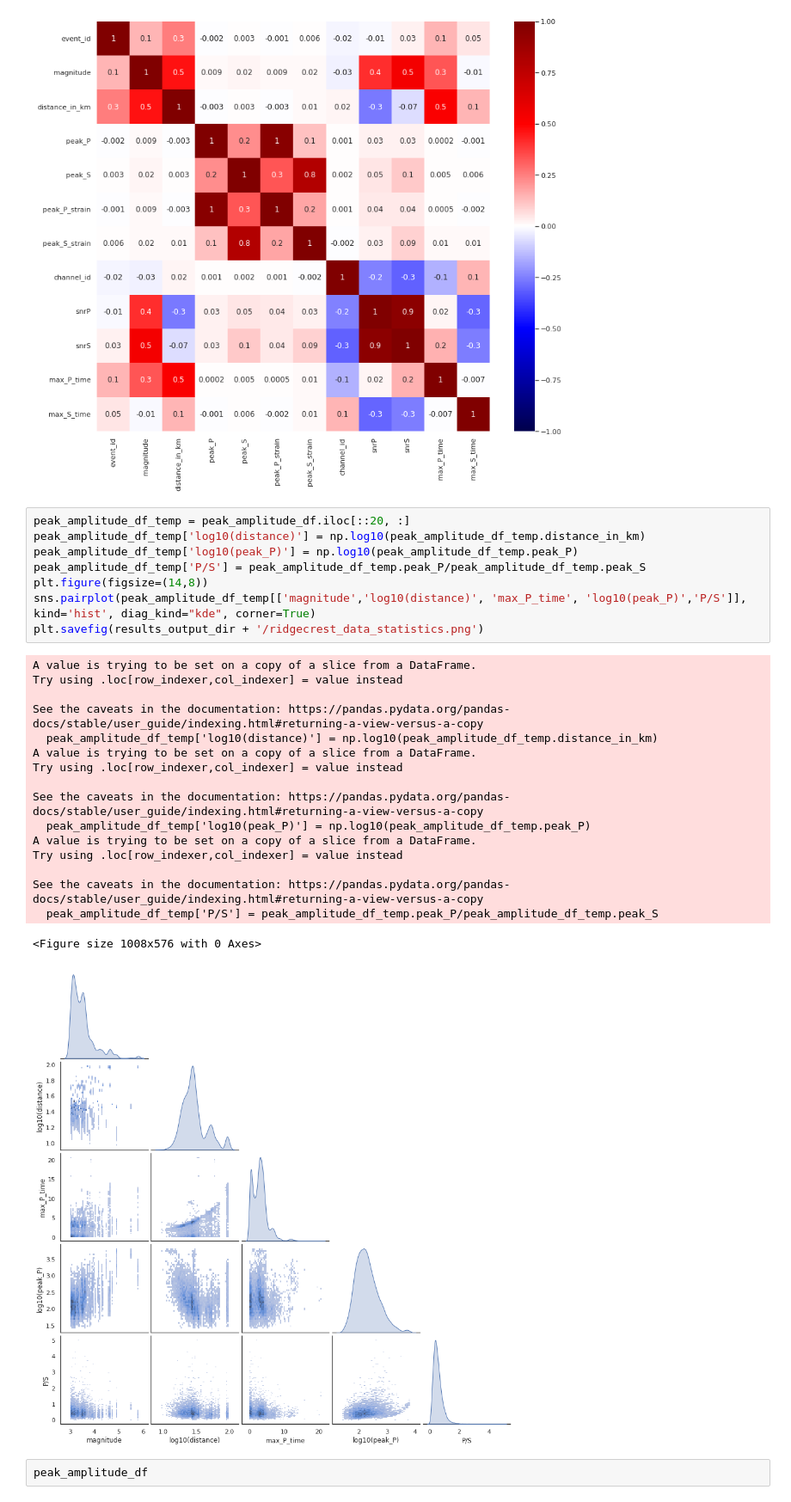
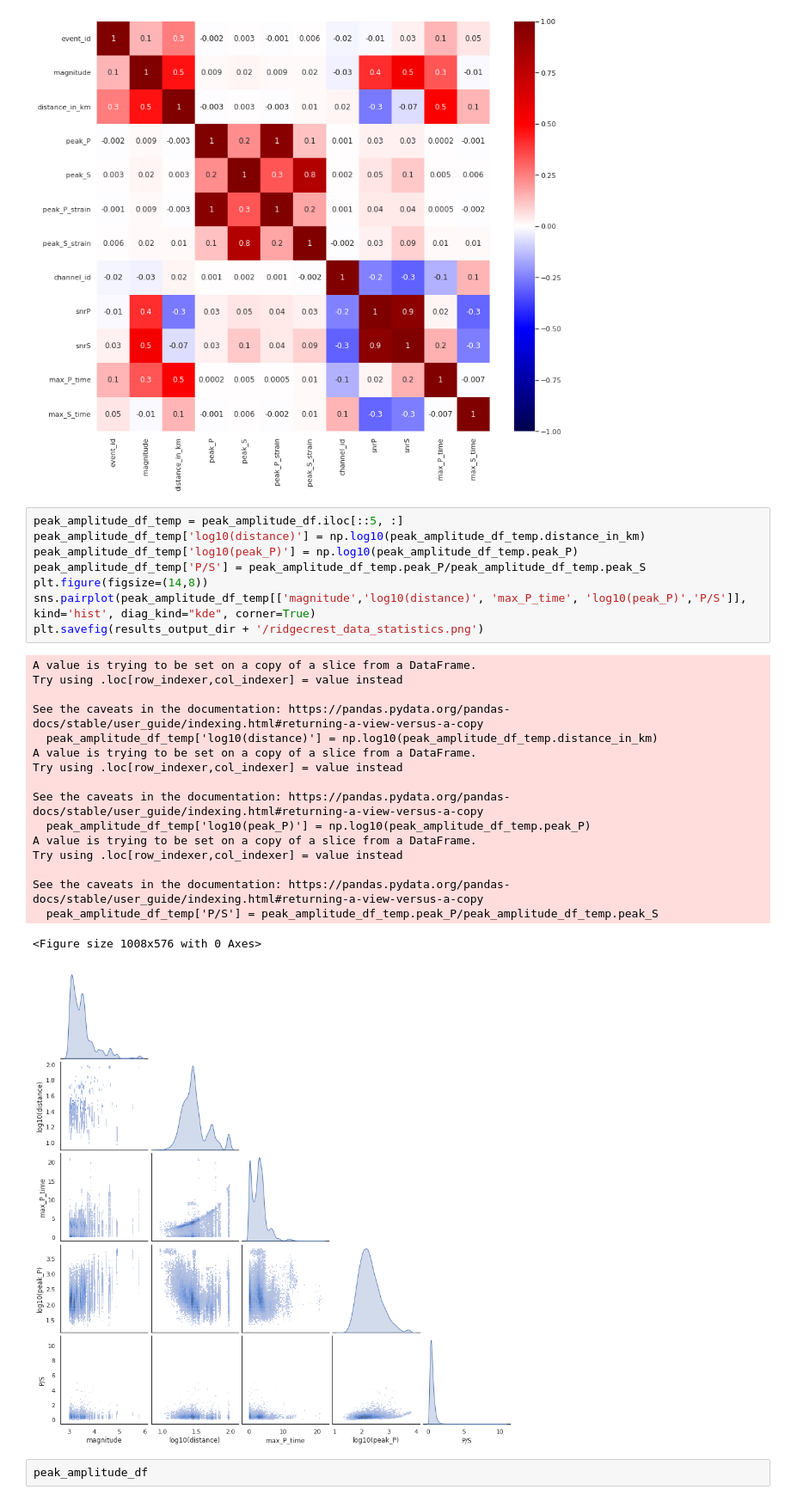
Before and after one commit to yinjiuxun/das-strain-scaling, a Jupyter notebook: jupyter_notebooks/Ridgecrest_extract_peak_amplitude.ipynb, the cells around one changed output. Shown at 86% size. Saved outputs shown, nothing was run; the diff lists cells and outputs as text.

```diff
--- a/jupyter_notebooks/Ridgecrest_extract_peak_amplitude.ipynb
+++ b/jupyter_notebooks/Ridgecrest_extract_peak_amplitude.ipynb
@@ -759,31 +759,31 @@ plt.savefig(results_output_dir + '/ridgecrest_data_corr.png')
 # %% [output]
 [figure]
 # %%
-peak_amplitude_df_temp = peak_amplitude_df.iloc[::20, :]
+peak_amplitude_df_temp = peak_amplitude_df.iloc[::5, :]
 peak_amplitude_df_temp['log10(distance)'] = np.log10(peak_amplitude_df_temp.distance_in_km)
 peak_amplitude_df_temp['log10(peak_P)'] = np.log10(peak_amplitude_df_temp.peak_P)
 peak_amplitude_df_temp['P/S'] = peak_amplitude_df_temp.peak_P/peak_amplitude_df_temp.peak_S
 plt.figure(figsize=(14,8))
 sns.pairplot(peak_amplitude_df_temp[['magnitude','log10(distance)', 'max_P_time', 'log10(peak_P)','P/S']], kind='hist', diag_kind="kde", corner=True)
 plt.savefig(results_output_dir + '/ridgecrest_data_statistics.png')
 # %% [output]
 A value is trying to be set on a copy of a slice from a DataFrame.
 Try using .loc[row_indexer,col_indexer] = value instead
 
 See the caveats in the documentation: https://pandas.pydata.org/pandas-docs/stable/user_guide/indexing.html#returning-a-view-versus-a-copy
   peak_amplitude_df_temp['log10(distance)'] = np.log10(peak_amplitude_df_temp.distance_in_km)
 A value is trying to be set on a copy of a slice from a DataFrame.
 Try using .loc[row_indexer,col_indexer] = value instead
 
 See the caveats in the documentation: https://pandas.pydata.org/pandas-docs/stable/user_guide/indexing.html#returning-a-view-versus-a-copy
   peak_amplitude_df_temp['log10(peak_P)'] = np.log10(peak_amplitude_df_temp.peak_P)
 A value is trying to be set on a copy of a slice from a DataFrame.
 Try using .loc[row_indexer,col_indexer] = value instead
 
 See the caveats in the documentation: https://pandas.pydata.org/pandas-docs/stable/user_guide/indexing.html#returning-a-view-versus-a-copy
   peak_amplitude_df_temp['P/S'] = peak_amplitude_df_temp.peak_P/peak_amplitude_df_temp.peak_S
 <Figure size 1008x576 with 0 Axes>
-[figure, old version]
+[figure, new version]
 # %%
 peak_amplitude_df
 # %% [output]
```
Also changed, not shown: parts of 3 cells of this notebook.
